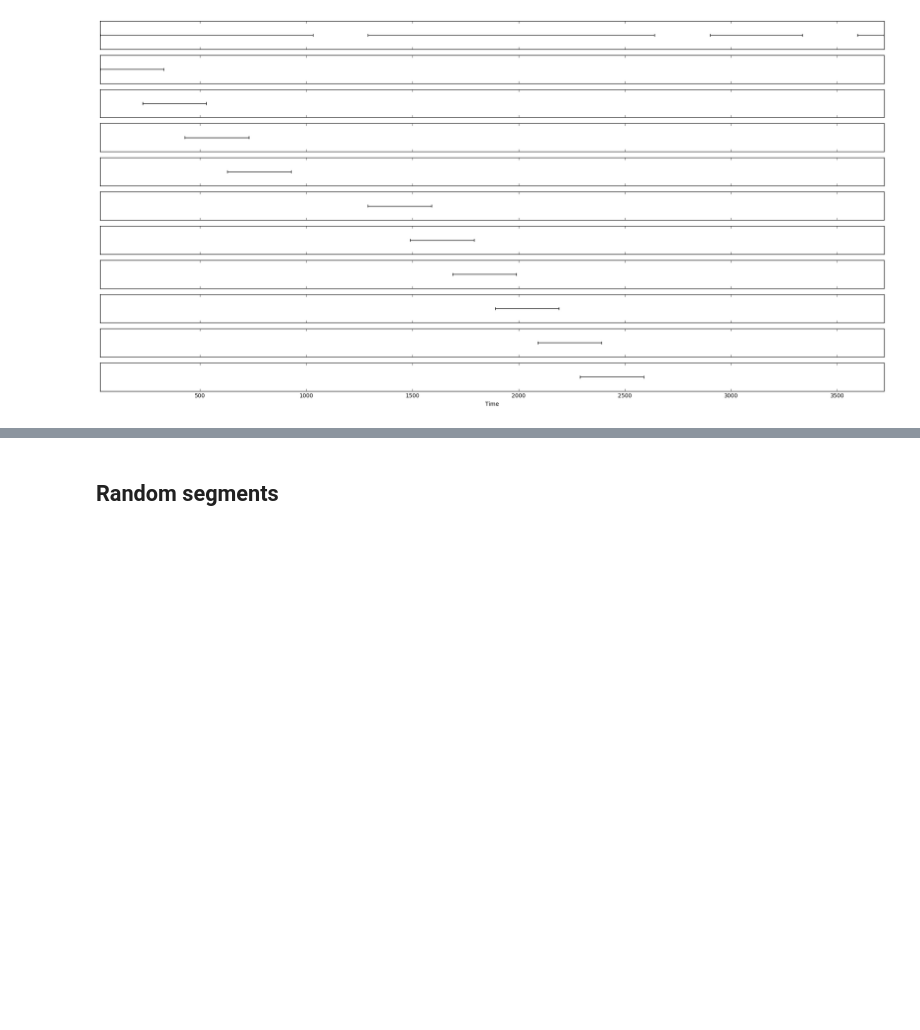
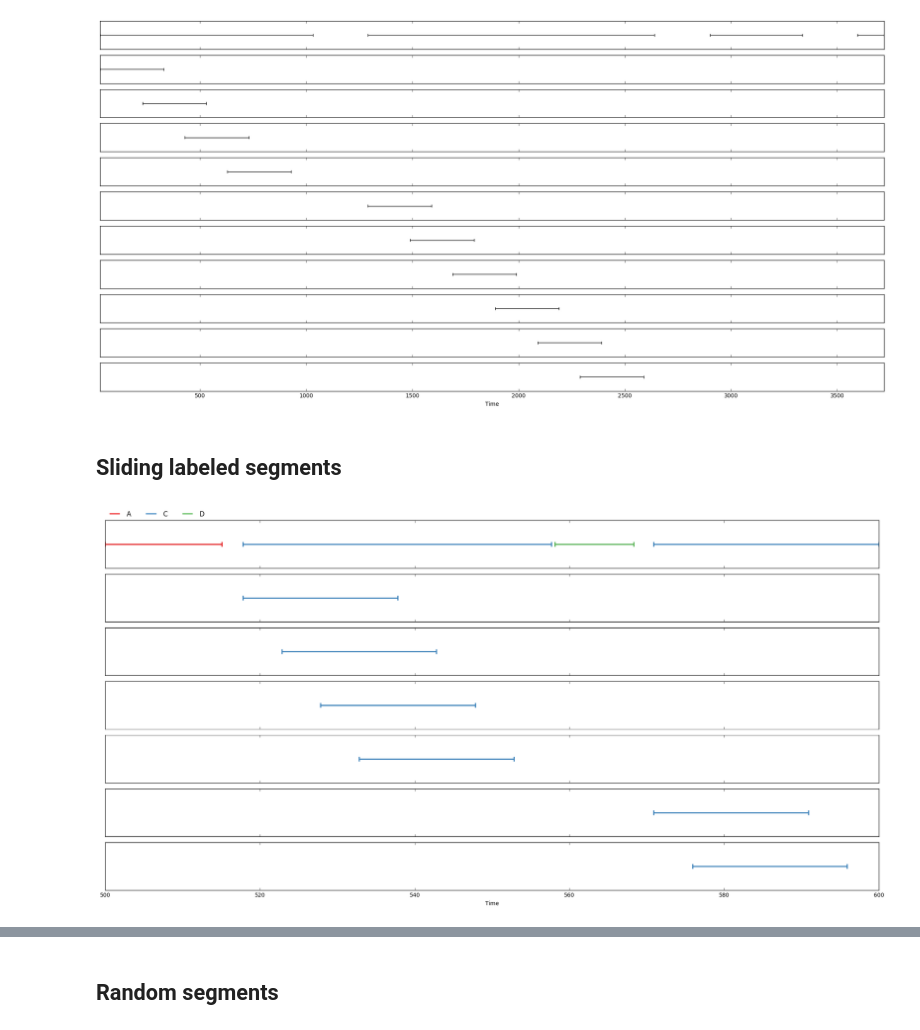
Before and after one commit to pyannote/DEPRECATED-pyannote-generators, a Jupyter notebook: doc/Visualization of fragment generators.ipynb, the cells around one changed output, grey strips where cells are left out. Cells and saved outputs as stored; diff of their text form; code cells hidden in the pictures; blank space fills up the shorter version.

```diff
--- a/doc/Visualization of fragment generators.ipynb
+++ b/doc/Visualization of fragment generators.ipynb
@@ -45,3 +45,5 @@ generator = factory.iter_segments(timeline)
 plot_segment_generator(timeline, generator, N=10)
 # %% [output]
 [figure]
+# %% [markdown]
+## Sliding labeled segments
@@ -47,0 +70,7 @@ plot_segment_generator(timeline, generator, N=10)
+# %%
+a = annotation.crop(Segment(500, 600))
+factory = SlidingLabeledSegments(duration=20, step=5)
+generator = factory.iter_segments(a)
+plot_track_generator(a, generator, N=6)
+# %% [output]
+[figure, added]
```
Also changed, not shown: parts of 9 cells of this notebook.
